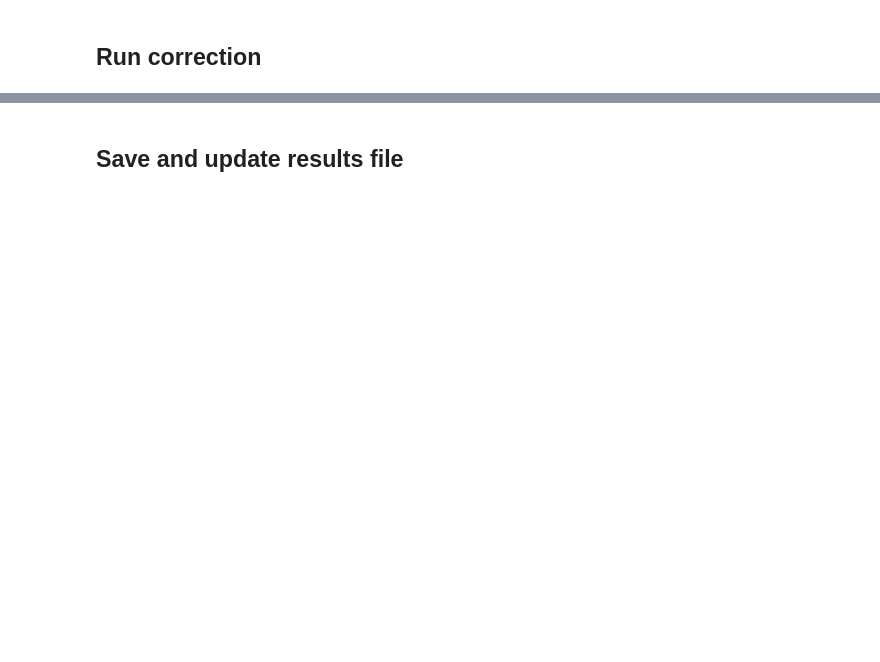
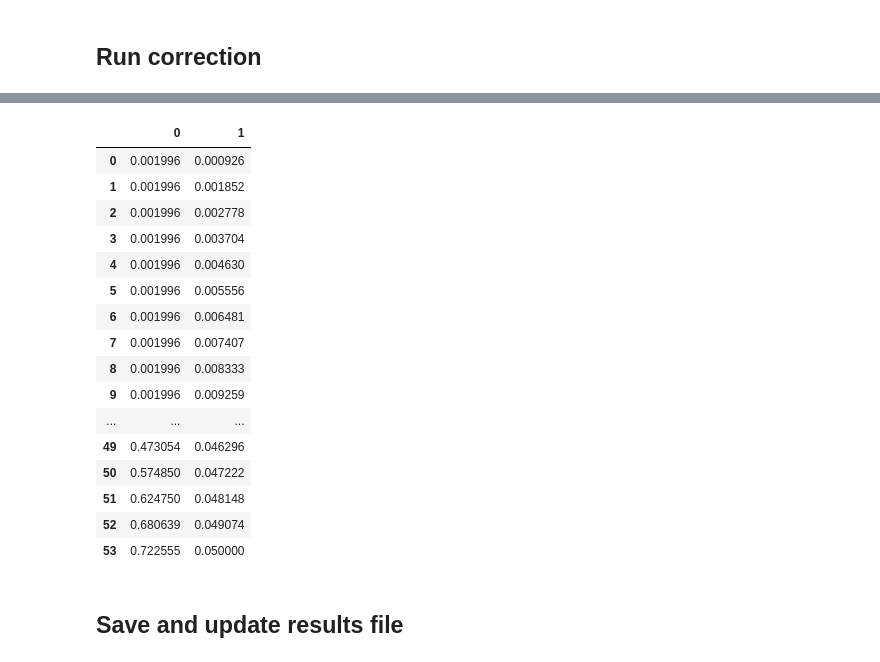
Before and after one commit to Brian-Pho/MSc_Research-Project, a Jupyter notebook: src/Models/Analysis/Multiple Hypothesis Testing.ipynb, the cells around one changed output, grey strips where cells are left out. Cells and saved outputs as stored; diff of their text form; code cells hidden in the pictures; blank space fills up the shorter version.

```diff
--- a/src/Models/Analysis/Multiple Hypothesis Testing.ipynb
+++ b/src/Models/Analysis/Multiple Hypothesis Testing.ipynb
@@ -122,3 +122,27 @@ display(df.round(4))
+# %%
+m = len(pvals)
+sort_ind = np.argsort(pvals)
+qs = [(i+1.)*0.05/m for i, p in enumerate(pvals[sort_ind])]
+a = pd.DataFrame([(p, q) for p, q in zip(pvals[sort_ind], qs)])
+display(a)
+# %% [output]
+|  | 0 | 1 |
+| 0 | 0.001996 | 0.000926 |
+| 1 | 0.001996 | 0.001852 |
+| 2 | 0.001996 | 0.002778 |
+| 3 | 0.001996 | 0.003704 |
+| 4 | 0.001996 | 0.004630 |
+| 5 | 0.001996 | 0.005556 |
+| 6 | 0.001996 | 0.006481 |
+| 7 | 0.001996 | 0.007407 |
+| 8 | 0.001996 | 0.008333 |
+| 9 | 0.001996 | 0.009259 |
+| ... | ... | ... |
+| 49 | 0.473054 | 0.046296 |
+| 50 | 0.574850 | 0.047222 |
+| 51 | 0.624750 | 0.048148 |
+| 52 | 0.680639 | 0.049074 |
+| 53 | 0.722555 | 0.050000 |
 # %% [markdown]
 ## Save and update results file
 # %%
```
Also changed, not shown: parts of 2 cells of this notebook, 4 other files.
